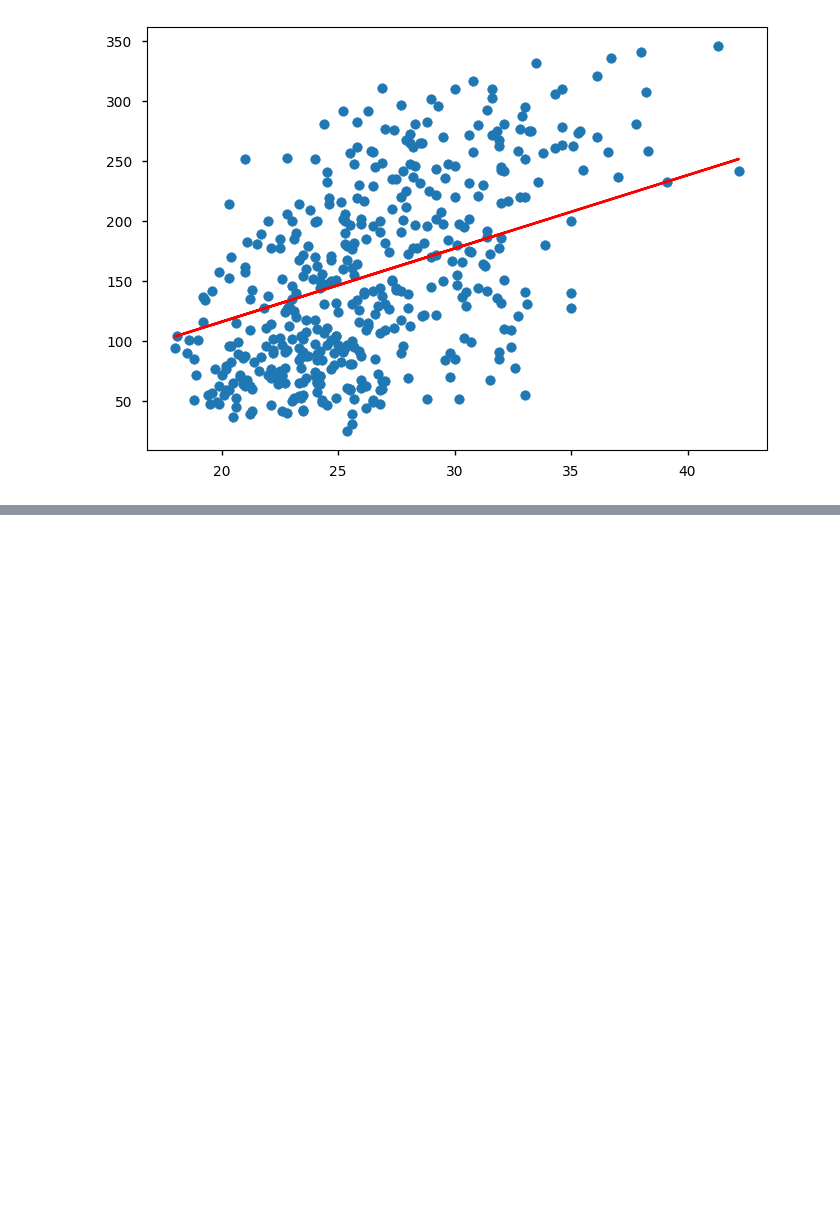
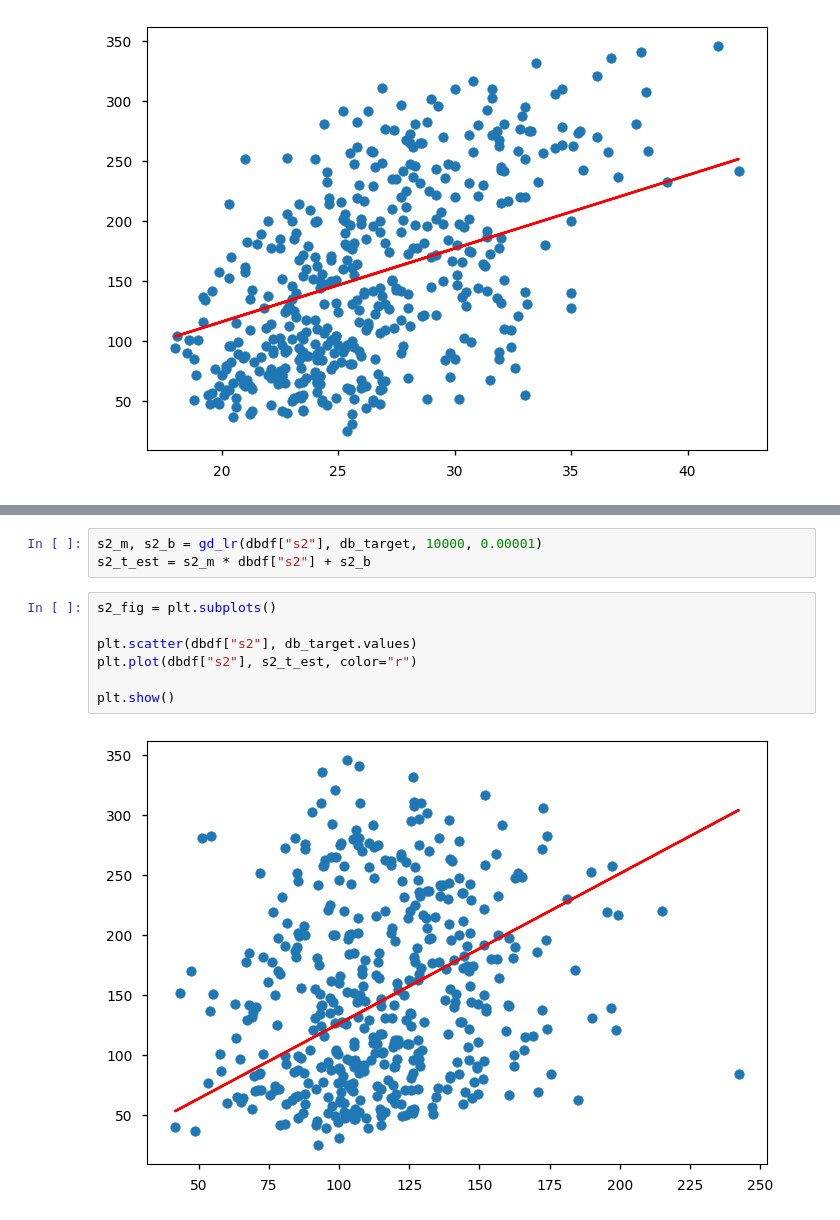
Before and after one commit to punitarani/MAT-494, a Jupyter notebook: 2.4 Maximum Likelihood Estimation.ipynb, the cells around one changed output, grey strips where cells are left out. Drawn from its saved outputs; the diff is of its cells as text; blank space fills up the shorter version.

```diff
--- a/2.4 Maximum Likelihood Estimation.ipynb
+++ b/2.4 Maximum Likelihood Estimation.ipynb
@@ -171,0 +184,12 @@ plt.show()
+# %%
+s2_m, s2_b = gd_lr(dbdf["s2"], db_target, 10000, 0.00001)
+s2_t_est = s2_m * dbdf["s2"] + s2_b
+# %%
+s2_fig = plt.subplots()
+
+plt.scatter(dbdf["s2"], db_target.values)
+plt.plot(dbdf["s2"], s2_t_est, color="r")
+
+plt.show()
+# %% [output]
+[figure, added]
```
Also changed, not shown: parts of 6 cells of this notebook.
